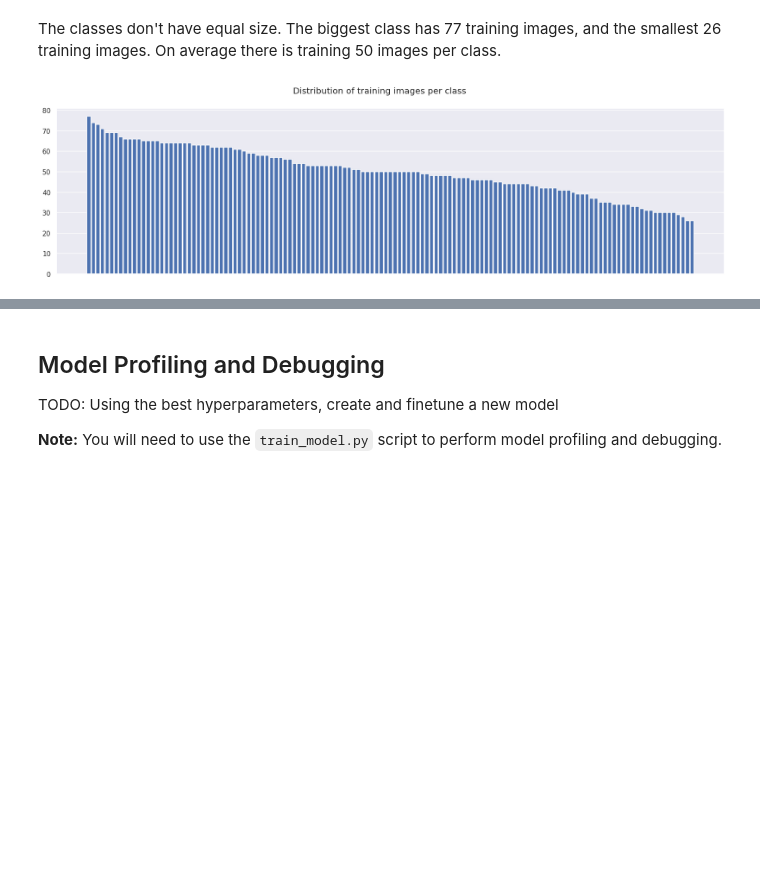
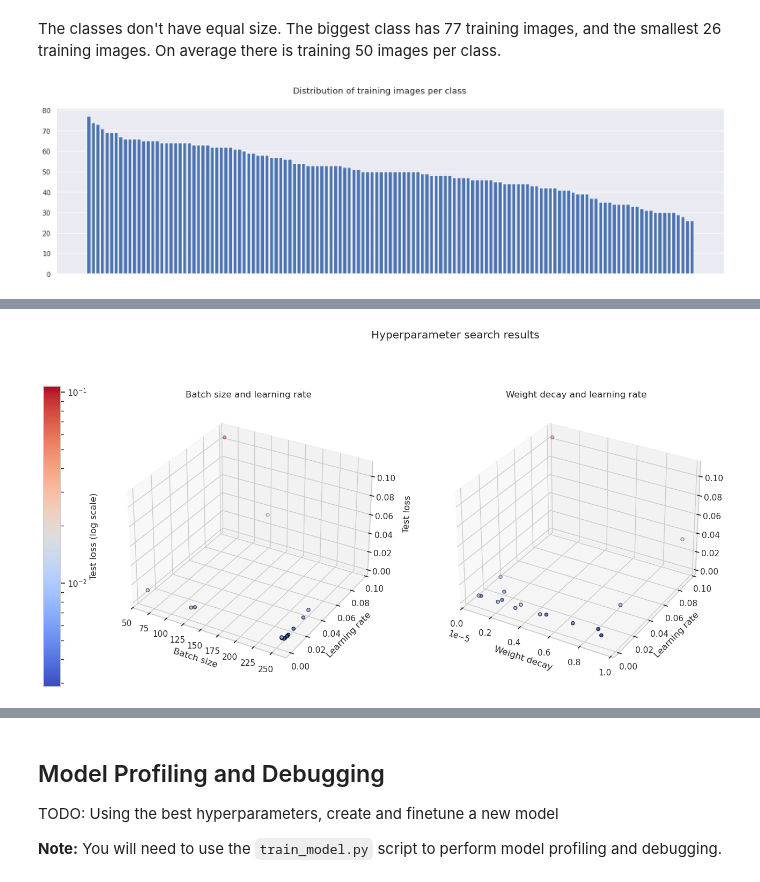
Before and after one commit to PiotrGrabysz/Classify-dog-breed-AWS, a Jupyter notebook: train_and_deploy.ipynb, the cells around one changed output, grey strips where cells are left out. Saved outputs shown, nothing was run; the diff lists cells and outputs as text; code cells hidden in the pictures; blank space fills up the shorter version.

Commit message:
Hyperparameter tuning

```diff
--- a/train_and_deploy.ipynb
+++ b/train_and_deploy.ipynb
@@ -214,0 +148,4 @@ best_estimator.hyperparameters()
+# %%
+objective_metric_name = "average test loss"
+objective_type = "Minimize"
+metric_definitions = [{"Name": "average test loss", "Regex": "Test set: Average loss: ([0-9\\.]+)"}]
@@ -214,0 +179,8 @@ best_estimator.hyperparameters()
+# %%
+tuner.fit(
+    {
+        "training": TrainingInput(f"{dataset_prefix}/train/", distribution="FullyReplicated"),
+        "test": TrainingInput(f"{dataset_prefix}/valid/", distribution="FullyReplicated"),
+    },
+    wait=True
+)
@@ -214,0 +247,4 @@ best_estimator.hyperparameters()
+# %%
+tuner_loss = tuner.analytics().dataframe()
+tuner_loss["batch-size"] = tuner_loss["batch-size"].str.replace('"', '').astype("int")
+tuner_loss.head(3)
@@ -214,0 +256,54 @@ best_estimator.hyperparameters()
+# %%
+metric_value = tuner_loss["FinalObjectiveValue"]
+# %%
+sns.set(style="whitegrid")
+
+fig, axs = plt.subplots(1, 2, figsize=(16, 8), subplot_kw={"projection": "3d"})
+
+# Normalize color scale across both plots
+norm = LogNorm(
+    vmin=metric_value.min(), vmax=metric_value.max()
+)
+cmap = plt.cm.coolwarm
+
+# Left 3D scatter plot
+sc1 = axs[0].scatter(
+    tuner_loss["batch-size"],
+    tuner_loss["learning-rate"],
+    metric_value,
+    c=metric_value,
+    cmap=cmap,
+    norm=norm,
+    edgecolor="k"
+)
+axs[0].set_title("Batch size and learning rate")
+
+# Right 3D scatter plot
+sc2 = axs[1].scatter(
+    tuner_loss["weight-decay"],
+    tuner_loss["learning-rate"],
+    metric_value,
+    c=metric_value,
+    cmap=cmap,
+    norm=norm,
+    edgecolor="k"
+)
+axs[1].set_title("Weight decay and learning rate")
+
+axs[0].set_xlabel("Batch size")
+axs[1].set_xlabel("Weight decay")
+for ax in axs:
+    ax.set_ylabel("Learning rate")
+    ax.set_zlabel("Test loss", labelpad=10)
+
+# Add a common color bar
+cbar_ax = fig.add_axes([0.02, 0.15, 0.02, 0.7])  # Position color bar
+cbar = fig.colorbar(plt.cm.ScalarMappable(norm=norm, cmap=cmap), cax=cbar_ax)
+cbar.set_label("Test loss (log scale)")
+
+# Show plot
+fig.suptitle("Hyperparameter search results")
+fig.subplots_adjust(left=0.1, right=0.8)
+plt.show()
+# %% [output]
+[figure, added]
```
Also changed, not shown: parts of 24 cells of this notebook.
